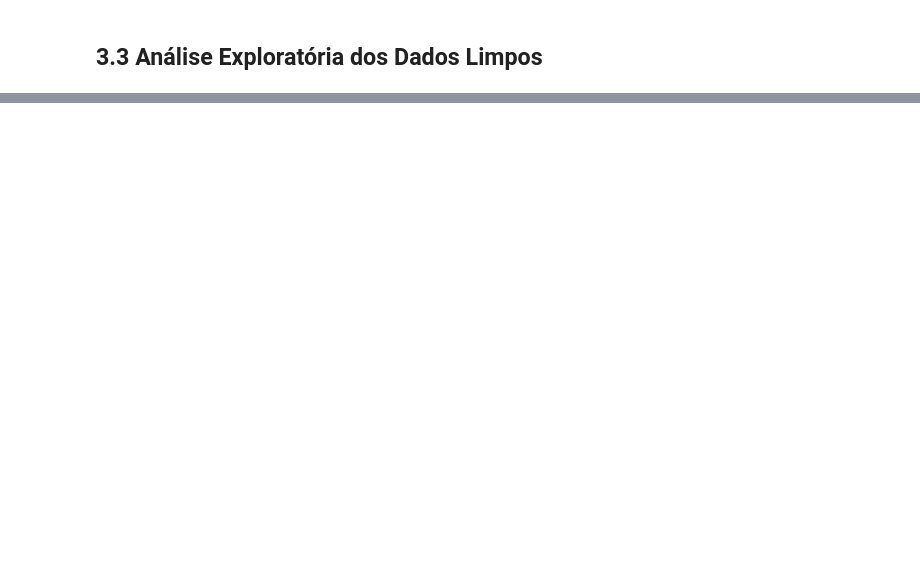
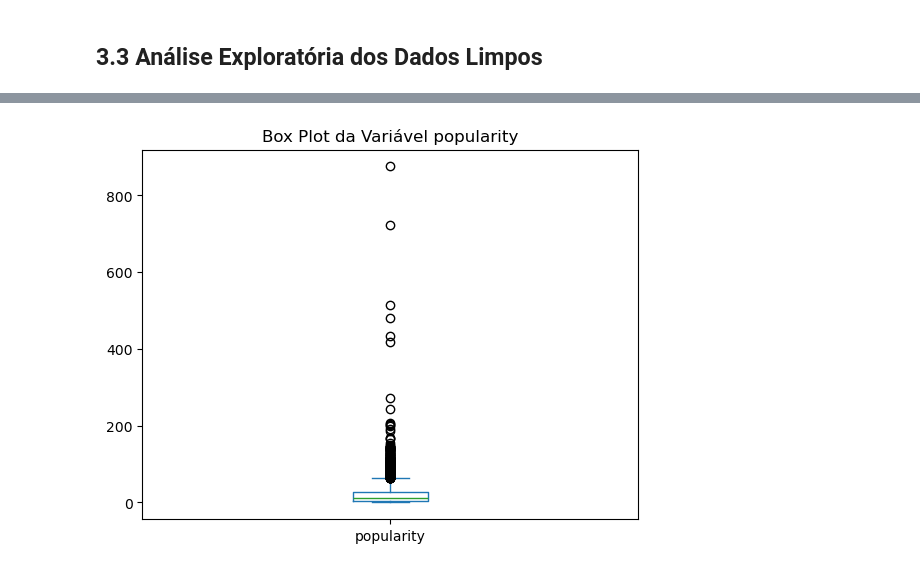
Before and after one commit to GuMauriz/projeto_recomendacao_filme, a Jupyter notebook: main.ipynb, the cells around one changed output, grey strips where cells are left out. Cells and saved outputs as stored; diff of their text form; code cells hidden in the pictures; blank space fills up the shorter version.

```diff
--- a/main.ipynb
+++ b/main.ipynb
@@ -377,0 +383,3 @@ df_geral_clean.head(2)
+# %%
+df_geral_clean['release_year'] = pd.to_datetime(df_geral_clean['release_date'], errors='coerce').dt.year
+df_geral_clean.drop(columns=['release_date'], inplace=True)
@@ -377,0 +515,6 @@ df_geral_clean.head(2)
+# %%
+df_geral_clean['popularity'].plot(kind='box')
+plt.title('Box Plot da Variável popularity')
+plt.show()
+# %% [output]
+[figure, added]
```
Also changed, not shown: parts of 30 cells of this notebook.
